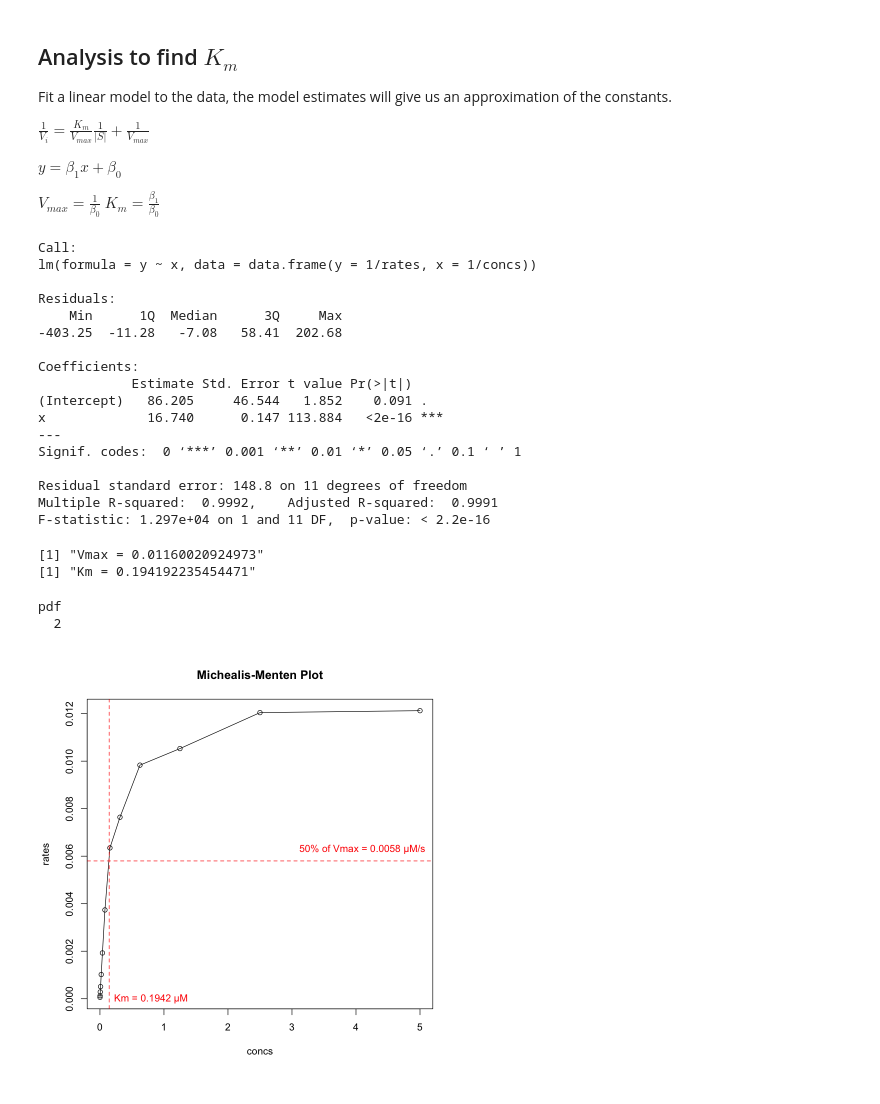
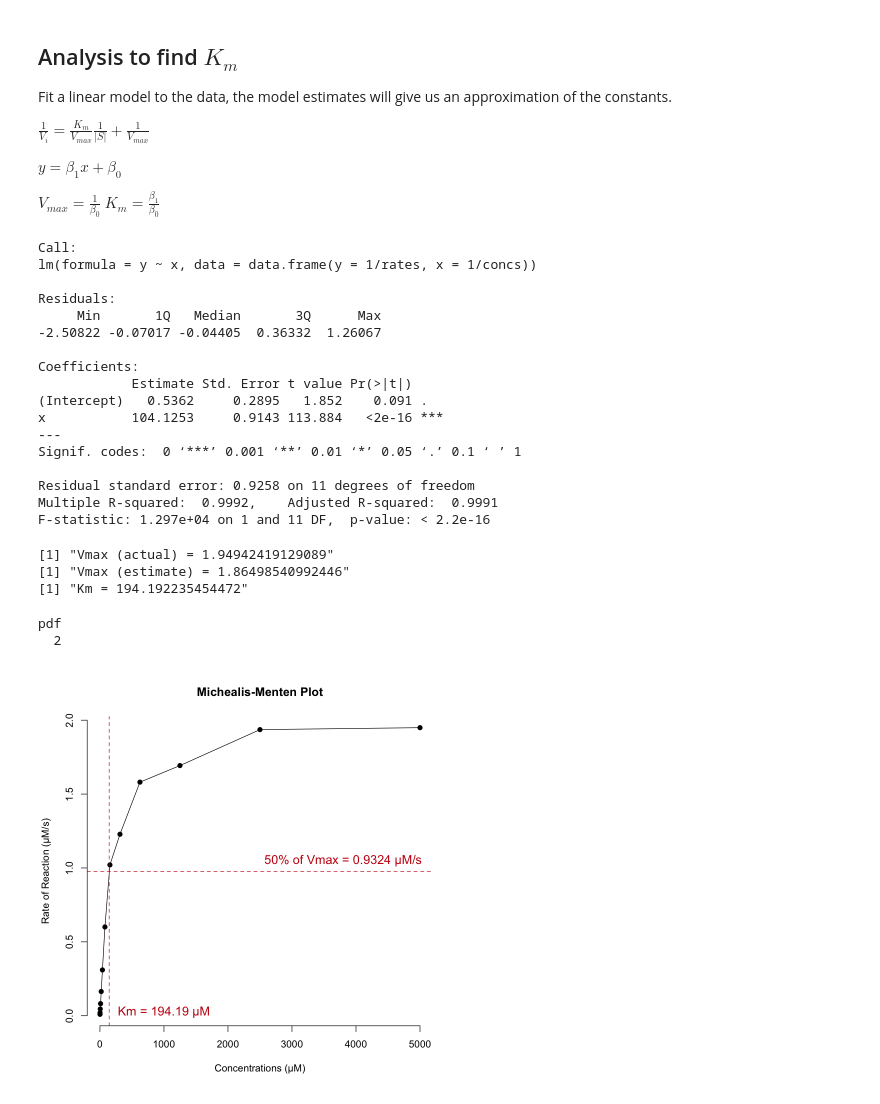
Before and after one commit to zrthxn/molbiolab, a Jupyter notebook: kinetics.ipynb, the cells around one changed output. Cells and saved outputs as stored; diff of their text form; code cells hidden in the pictures.

```diff
--- a/kinetics.ipynb
+++ b/kinetics.ipynb
@@ -192,10 +178,10 @@ From this you can determine the $V_{max}/2$ and so you can get $K_m$, the Michea
 # %% [markdown]
 Find out why the convertion of Py -> Lactate is slowed down at high concentration of the substrate (enzyme NADH)
 # %%
-# Pyruvate mM concentration
-concs <- c(5, 2.5, 1.25, 0.625, 0.313, 0.156, 0.078, 0.039, 0.020, 0.010, 0.005, 0.002, 0.001)
+# Pyruvate uM concentration
+concs <- c(5000, 2500, 1250, 625, 313, 156, 78, 39, 20, 10, 5, 2, 1)
 
-# Rate of Reaction (Delta_Abs / Delta_Time)
+# Rate of Reaction (Delta_Abs / Delta_Time) / epsilon * d
 rates <- c(
     (data$R1[1] - data$R1[60]) / (data$T1[60] - data$T1[1]),
     (data$R2[1] - data$R2[60]) / (data$T2[60] - data$T2[1]),
@@ -210,7 +196,7 @@ rates <- c(
     (data$R11[1] - data$R11[60]) / (data$T11[60] - data$T11[1]),
     (data$R12[1] - data$R12[60]) / (data$T12[60] - data$T12[1]),
     (data$R13[1] - data$R13[60]) / (data$T13[60] - data$T13[1])
-)
+) * 10^6 / (6220  * 1)
 # %% [markdown]
 ## Analysis to find $K_m$
 Fit a linear model to the data, the model estimates will give us an approximation of the constants.
@@ -229,37 +215,41 @@ Call:
 lm(formula = y ~ x, data = data.frame(y = 1/rates, x = 1/concs))
 
 Residuals:
-    Min      1Q  Median      3Q     Max
--403.25  -11.28   -7.08   58.41  202.68
+     Min       1Q   Median       3Q      Max
+-2.50822 -0.07017 -0.04405  0.36332  1.26067
 
 Coefficients:
             Estimate Std. Error t value Pr(>|t|)
-(Intercept)   86.205     46.544   1.852    0.091 .
-x             16.740      0.147 113.884   <2e-16 ***
+(Intercept)   0.5362     0.2895   1.852    0.091 .
+x           104.1253     0.9143 113.884   <2e-16 ***
 ---
 Signif. codes:  0 ‘***’ 0.001 ‘**’ 0.01 ‘*’ 0.05 ‘.’ 0.1 ‘ ’ 1
 
-Residual standard error: 148.8 on 11 degrees of freedom
+Residual standard error: 0.9258 on 11 degrees of freedom
 Multiple R-squared:  0.9992,    Adjusted R-squared:  0.9991
 F-statistic: 1.297e+04 on 1 and 11 DF,  p-value: < 2.2e-16
 # %%
+vmax_act = max(rates)
+
 vmax = 1 / m$coefficients[1]
 km = m$coefficients[2] / m$coefficients[1]
-print(paste("Vmax =", vmax))
+print(paste("Vmax (actual) =", vmax_act))
+print(paste("Vmax (estimate) =", vmax))
 print(paste("Km =", km))
 # %% [output]
-[1] "Vmax = 0.01160020924973"
-[1] "Km = 0.194192235454471"
+[1] "Vmax (actual) = 1.94942419129089"
+[1] "Vmax (estimate) = 1.86498540992446"
+[1] "Km = 194.192235454472"
 # %%
-plot(y=rates, x=concs, main="Michealis-Menten Plot")
+plot(y=rates, x=concs, main="Michealis-Menten Plot", xlab="Concentrations (µM)", ylab="Rate of Reaction (µM/s)", pch=19, frame=FALSE)
 lines(y=rates, x=concs)
-abline(h=vmax/2, col="red", lty=2)
-text(x=4.1, y=0.0063, labels="50% of Vmax = 0.0058 µM/s", cex=1,col="red")
-abline(v=km-0.05, col="red", lty=2)
-text(x=0.80, y=0, labels="Km = 0.1942 µM", cex=1,col="red")
-dev.print(png, 'resources/kinetics_mmplot.png', width=500, height=500)
+abline(h=vmax_act/2, col="#c61010", lty=2)
+text(x=3800, y=1.05, labels="50% of Vmax = 0.9324 µM/s", cex=1.25,col="#c61010")
+abline(v=km-50, col="#c61010", lty=2)
+text(x=1000, y=0.025, labels="Km = 194.19 µM", cex=1.25,col="#c61010")
+dev.print(png, 'resources/kinetics_mmplot.png', width=600, height=600)
 # %% [output]
 pdf
   2
-[figure, old version]
+[figure, new version]
 # %%
```
Also changed, not shown: parts of 4 cells of this notebook, 13 other files.
